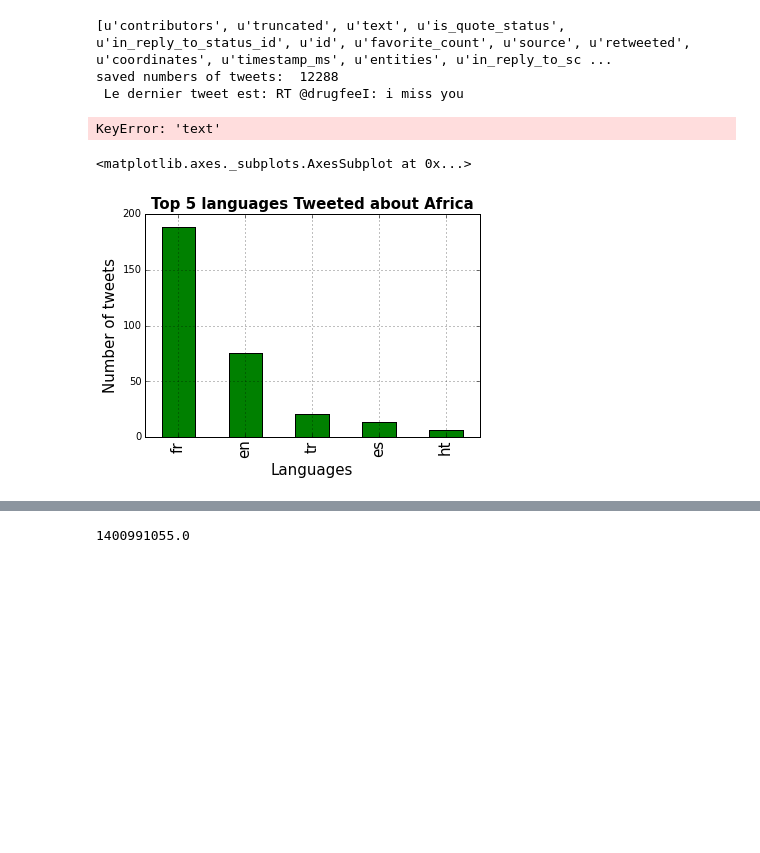
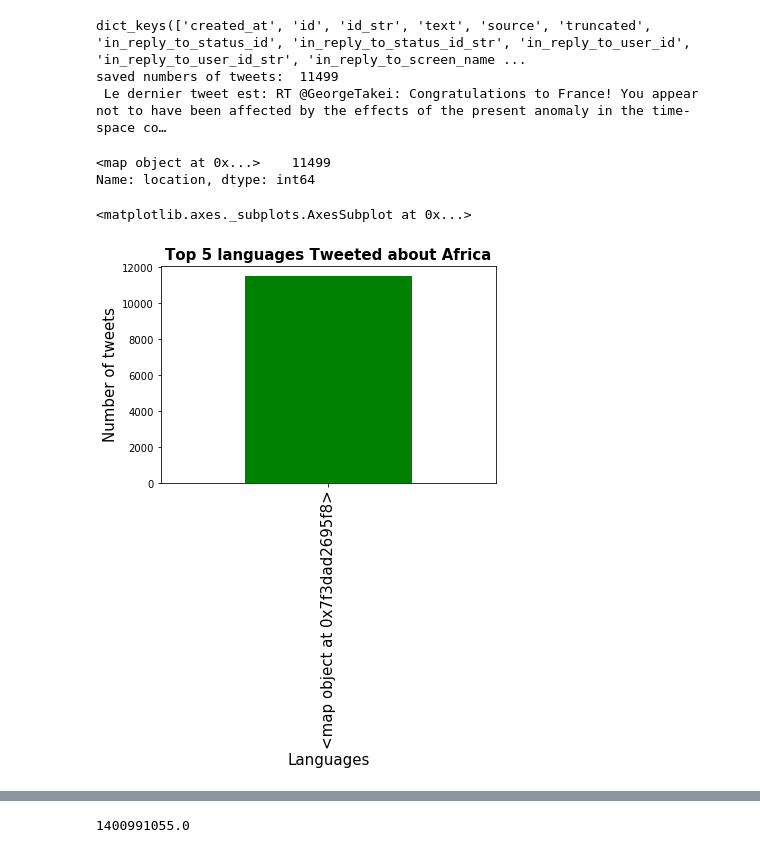
Before and after one commit to Ngom/bigdata_aims_senegal, a Jupyter notebook: TweetAnalysis/AfricaKeyWords.ipynb, the cells around one changed output, grey strips where cells are left out. Drawn from its saved outputs; the diff is of its cells as text; code cells hidden in the pictures; blank space fills up the shorter version.

```diff
--- a/TweetAnalysis/AfricaKeyWords.ipynb
+++ b/TweetAnalysis/AfricaKeyWords.ipynb
@@ -5,7 +5,7 @@ import json
 import pandas as pd
 import matplotlib.pyplot as plt
 
-tweets_data_path = '../data/france.txt'
+tweets_data_path = '../data/tweets.json'
 
 tweets_data = []
 tweets_file = open(tweets_data_path, "r")
@@ -31,16 +31,16 @@ index = np.arange(len(tweets_data)) # array of numbers for the number of samples
 tweets = pd.DataFrame(columns=columns, index = index)
 
 #print tweets_data[0]
-print tweets_data[2].keys() #['text']
-print 'saved numbers of tweets: ', len(tweets_data),'\n Le dernier tweet est:', tweet['text']
+print (tweets_data[4].keys()) #['text']
+print ('saved numbers of tweets: ', len(tweets_data),'\n Le dernier tweet est:', tweet['text'])
 
 
 
-#df = pd.DataFrame(columns=columns, index = index)
+df = pd.DataFrame(columns=columns, index = index)
 # %% [output]
-[u'contributors', u'truncated', u'text', u'is_quote_status', u'in_reply_to_status_id', u'id', u'favorite_count', u'source', u'retweeted', u'coordinates', u'timestamp_ms', u'entities', u'in_reply_to_sc ...
-saved numbers of tweets:  12288
- Le dernier tweet est: RT @drugfeeI: i miss you
+dict_keys(['created_at', 'id', 'id_str', 'text', 'source', 'truncated', 'in_reply_to_status_id', 'in_reply_to_status_id_str', 'in_reply_to_user_id', 'in_reply_to_user_id_str', 'in_reply_to_screen_name ...
+saved numbers of tweets:  11499
+ Le dernier tweet est: RT @GeorgeTakei: Congratulations to France! You appear not to have been affected by the effects of the present anomaly in the time-space co…
 # %%
 tweets['text'] = map(lambda tweet: tweet['text'], tweets_data)
 tweets['lang'] = map(lambda tweet: tweet['lang'], tweets_data)
@@ -50,20 +50,21 @@ tweets['timestamp_ms'] = map(lambda tweet: tweet['timestamp_ms'], tweets_data)
 
 tweets['location'].value_counts()
 # %% [output]
-KeyError: 'text'
+<map object at 0x...>    11499
+Name: location, dtype: int64
 # %%
 tweets_by_lang = tweets['lang'].value_counts()
 
 fig, ax = plt.subplots()
 ax.tick_params(axis='x', labelsize=15)
 ax.tick_params(axis='y', labelsize=10)
 ax.set_xlabel('Languages', fontsize=15)
 ax.set_ylabel('Number of tweets' , fontsize=15)
 ax.set_title('Top 5 languages Tweeted about Africa', fontsize=15, fontweight='bold')
-tweets_by_lang[:5].plot(ax=ax, kind='bar', color='g')
+tweets_by_lang[:8].plot(ax=ax, kind='bar', color='g')
 # %% [output]
 <matplotlib.axes._subplots.AxesSubplot at 0x...>
-[figure, old version]
+[figure, new version]
 # %%
 tweets_by_country = tweets['location'].value_counts()
 
```
Also changed, not shown: parts of 4 cells of this notebook, 5 other files.
